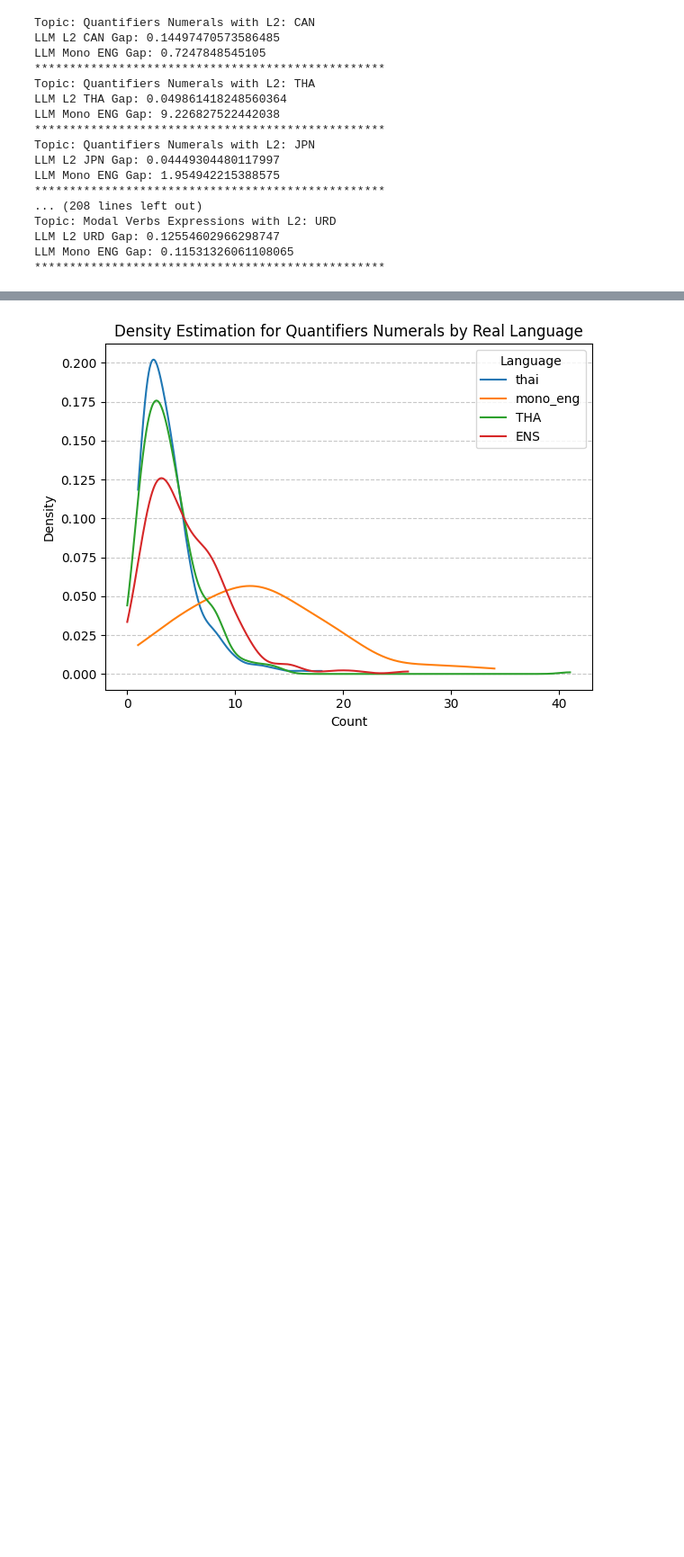
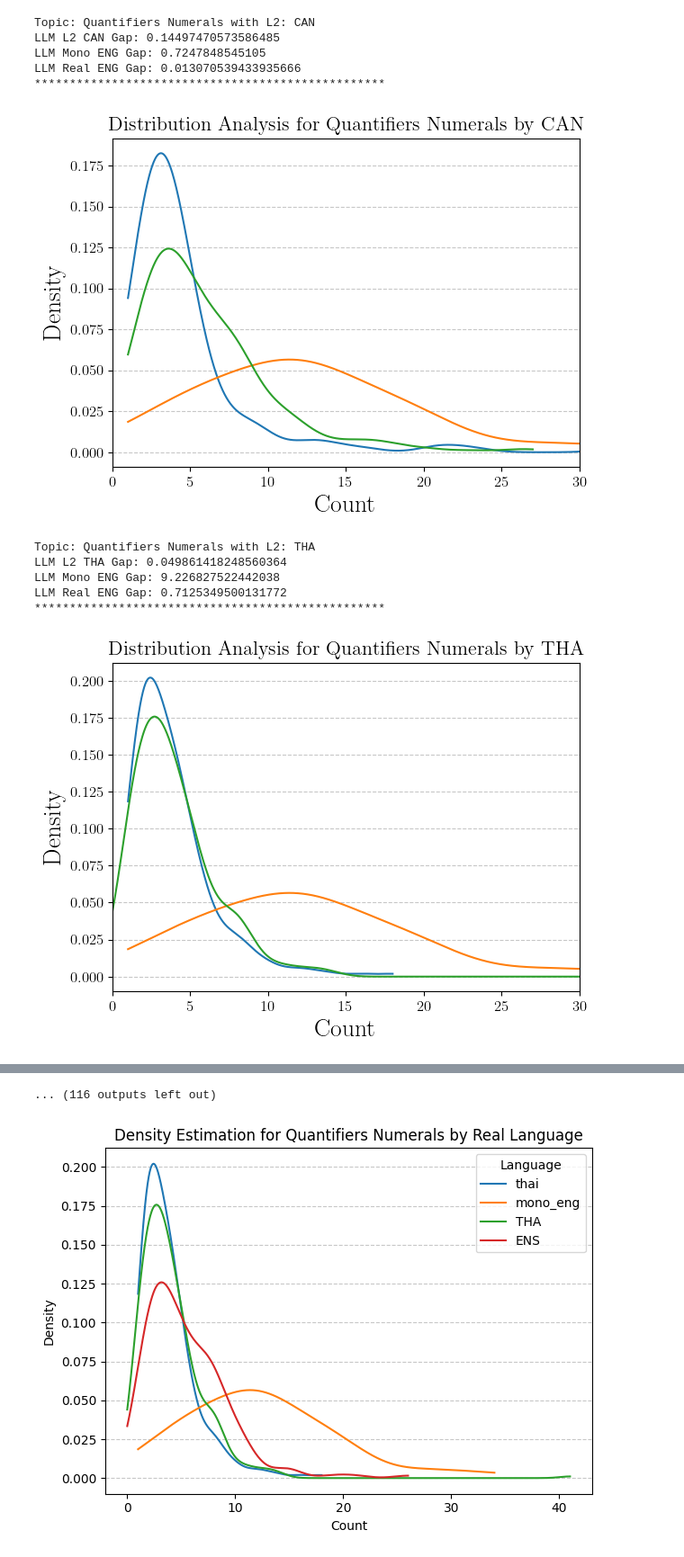
Before and after one commit to RenaGao/LLMPirorknowledge, a Jupyter notebook: notebooks/GPT_distribution.ipynb, the cells around one changed output, grey strips where cells are left out. Shown at 90% size. Saved outputs shown, nothing was run; the diff lists cells and outputs as text; code cells hidden in the pictures; blank space fills up the shorter version.

```diff
--- a/notebooks/GPT_distribution.ipynb
+++ b/notebooks/GPT_distribution.ipynb
@@ -92,6 +96,7 @@ for root, folders, files in os.walk(real_path):
 # put the data under /data/gpt_annotations
 eng_language = 'ENG'
 res_table = pd.DataFrame(columns=total_feature_list)
+
 
 for topic in total_feature_list:
     feature = revert_mapping[topic]
@@ -154,8 +159,7 @@ for topic in total_feature_list:
 
     if feature in [revert_mapping['Reference Word'],
                 revert_mapping['Numbers Agreement'],
-                revert_mapping['Modal Verbs Expressions'],
-                revert_mapping['Noun Verb Collocation']
+                revert_mapping['Modal Verbs Expressions']
     ]:
         all_data['token_num'] = 1
     else:
@@ -163,53 +167,89 @@ for topic in total_feature_list:
 
     if real_feature in [revert_real_mapping['Reference Word'],
                 revert_real_mapping['Numbers Agreement'],
-                revert_real_mapping['Modal Verbs Expressions'],
-                revert_real_mapping['Noun Verb Collocation']]:
+                revert_real_mapping['Modal Verbs Expressions']]:
         real_all_data['token_num'] = 1
     else:
         real_all_data['token_num'] = real_all_data['annotation_token'].apply(count_elements)
 
     real_counts = real_all_data.groupby(['language', 'source_file'])['token_num'].sum().reset_index()
     counts = all_data.groupby(['language', 'source_file'])['token_num'].sum().reset_index()
-
 
     for target_language in total_language_list:
         lang_counts = counts[counts['language'] == revert_lan_mapping[target_language]]['token_num']
         eng_lang_counts = counts[counts['language'] == revert_lan_mapping[eng_language]]['token_num']
         real_lang_counts = real_counts[real_counts['language'] == revert_lan_real_mapping[target_language]]['token_num']
         real_lang_ens_counts = real_counts[real_counts['language'] == revert_lan_real_mapping[eng_language]]['token_num']
 
         generated_l2_density = gaussian_kde(lang_counts)
         real_l2_density = gaussian_kde(real_lang_counts)
         mono_eng_density = gaussian_kde(eng_lang_counts)
+        real_eng_density = gaussian_kde(real_lang_ens_counts)
         x_vals = np.linspace(min(real_lang_counts), max(real_lang_counts), 1000)
 
         l2_generated_gap = kl_divergence(generated_l2_density(x_vals), real_l2_density(x_vals))
         mono_eng_generated_gap = kl_divergence(mono_eng_density(x_vals), real_l2_density(x_vals))
+        real_eng_gap = kl_divergence(real_eng_density(x_vals), real_l2_density(x_vals))
 
         print(f"Topic: {topic} with L2: {target_language}")
         print(f"LLM L2 {target_language} Gap: {l2_generated_gap}")
         print(f"LLM Mono ENG Gap: {mono_eng_generated_gap}")
+        print(f"LLM Real ENG Gap: {real_eng_gap}")
+
+
         print(f"*"*50)
         target_string = target_language + "_L2"
         compare_string =  target_language + "_Mono"
+        real_string =  target_language + "_Real"
         res_table.loc[target_string, topic] = l2_generated_gap
         res_table.loc[compare_string, topic] = mono_eng_generated_gap
+        res_table.loc[real_string, topic] = real_eng_gap
+
+        languages = [revert_lan_mapping[target_language], revert_lan_mapping['ENG']]
+        real_languages = [revert_lan_real_mapping[target_language]]
+
+        for language in languages:
+            lang_counts = counts[counts['language'] == language]['token_num']
+            density = gaussian_kde(lang_counts)
+            x_vals = np.linspace(min(lang_counts), max(lang_counts), 1000)
+            y_vals = density(x_vals)
+            label = language_mapping[language] + "-Generated"
+            plt.plot(x_vals, y_vals, label=label)
+
+        for language in real_languages:
+            lang_counts = real_counts[real_counts['language'] == language]['token_num']
+            density = gaussian_kde(lang_counts)
+            x_vals = np.linspace(min(lang_counts), max(lang_counts), 1000)
+            y_vals = density(x_vals)
+            label = real_language_mapping[language] + "-Human"
+            plt.plot(x_vals, y_vals, label=label)
+
+        plt.title(f'Distribution Analysis for {topic} by {target_language}', fontsize=16)
+        plt.xlabel('Count', fontsize=20)
+        plt.ylabel('Density', fontsize=20)
+        plt.xticks(fontsize=12)  # Adjust tick size
+        plt.yticks(fontsize=12)
+        if topic == "Quantifiers Numerals":
+            plt.xlim(0, 30)
+        else:
+            plt.xlim(min(lang_counts), min(max(lang_counts), 50))
+        # plt.legend(title="Language", fontsize=12, title_fontsize=14)  # Uncomment if legend is needed
+        plt.grid(axis='y', linestyle='--', alpha=0.7)
+        plt.tight_layout()
+        if not os.path.exists(f"../data/result/{target_language}"):
+            os.makedirs(f"../data/result/{target_language}")
+        plt.savefig(f"../data/result/{target_language}/" + topic + "_" + target_language + ".pdf")
+        plt.show()
 # %% [output]
 Topic: Quantifiers Numerals with L2: CAN
 LLM L2 CAN Gap: 0.14497470573586485
 LLM Mono ENG Gap: 0.7247848545105
+LLM Real ENG Gap: 0.013070539433935666
 **************************************************
-Topic: Quantifiers Numerals with L2: THA
-LLM L2 THA Gap: 0.049861418248560364
-LLM Mono ENG Gap: 9.226827522442038
-**************************************************
-Topic: Quantifiers Numerals with L2: JPN
-LLM L2 JPN Gap: 0.04449304480117997
-LLM Mono ENG Gap: 1.954942215388575
-**************************************************
-... (208 lines left out)
-Topic: Modal Verbs Expressions with L2: URD
-LLM L2 URD Gap: 0.12554602966298747
-LLM Mono ENG Gap: 0.11531326061108065
-**************************************************
+[figure, added]
+Topic: Quantifiers Numerals with L2: THA
+LLM L2 THA Gap: 0.049861418248560364
+LLM Mono ENG Gap: 9.226827522442038
+LLM Real ENG Gap: 0.7125349500131772
+**************************************************
+[figure, added]
@@ -216,3 +280,4 @@ LLM Mono ENG Gap: 0.11531326061108065
+... (116 outputs left out)
 # %%
 res_table.to_csv('results.csv')
 # %%
```
Also changed, not shown: parts of 2 cells of this notebook, 3 other files.
